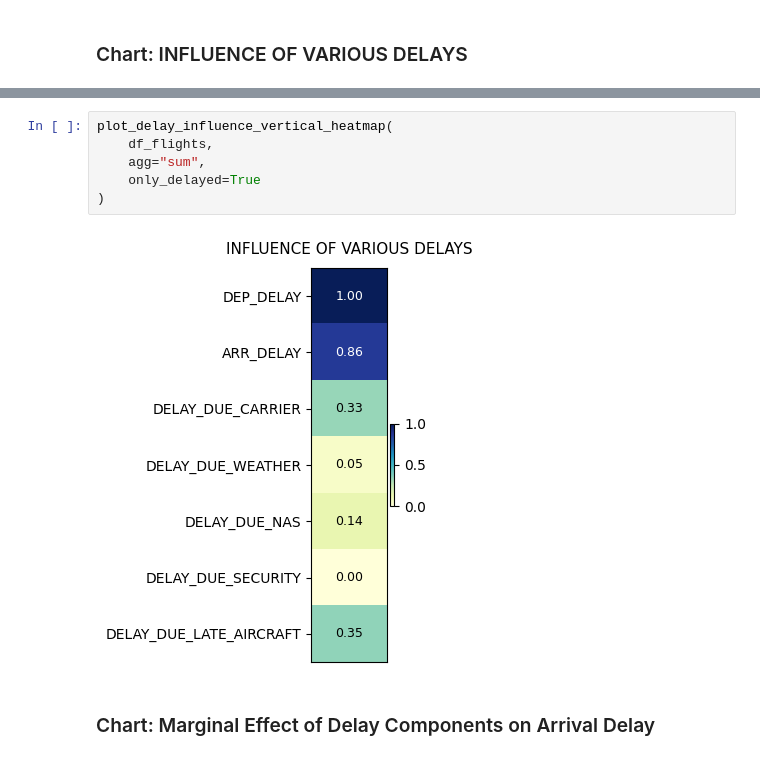
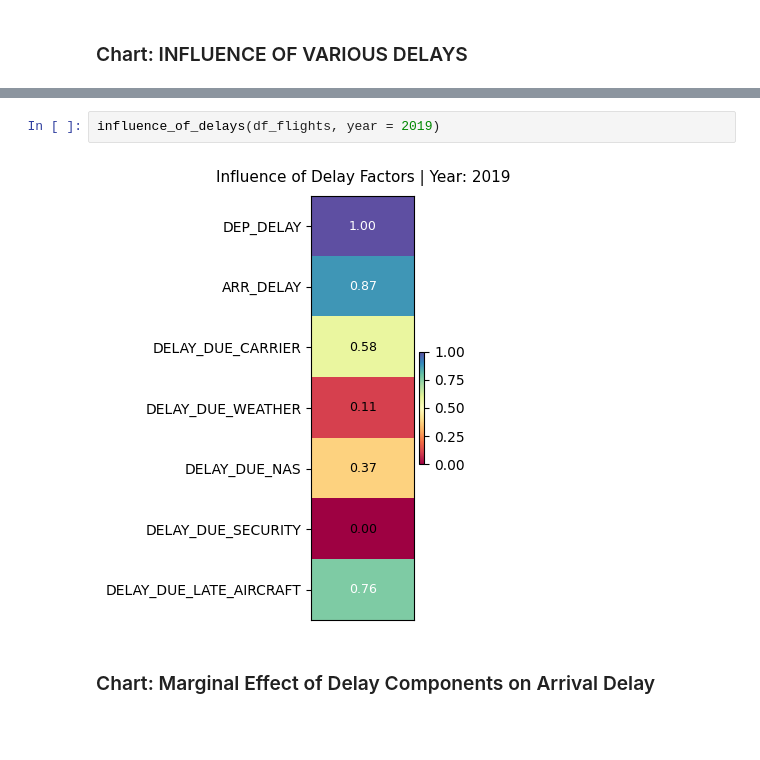
Before and after one commit to nguyenminhthuy/flights-analytics, a Jupyter notebook: py/notebooks/flights-eda.ipynb, the cells around one changed output, grey strips where cells are left out. Saved outputs shown, nothing was run; the diff lists cells and outputs as text; blank space fills up the shorter version.

```diff
--- a/py/notebooks/flights-eda.ipynb
+++ b/py/notebooks/flights-eda.ipynb
@@ -1234,13 +1219,9 @@ def plot_delay_influence_vertical_heatmap(
     plt.tight_layout()
     plt.show()
 # %%
-plot_delay_influence_vertical_heatmap(
-    df_flights,
-    agg="sum",
-    only_delayed=True
-)
+influence_of_delays(df_flights, year = 2019)
 # %% [output]
-[figure, old version]
+[figure, new version]
 # %% [markdown]
 ### Chart: Marginal Effect of Delay Components on Arrival Delay
 # %%
```
Also changed, not shown: parts of 17 cells of this notebook, 1 other file.
